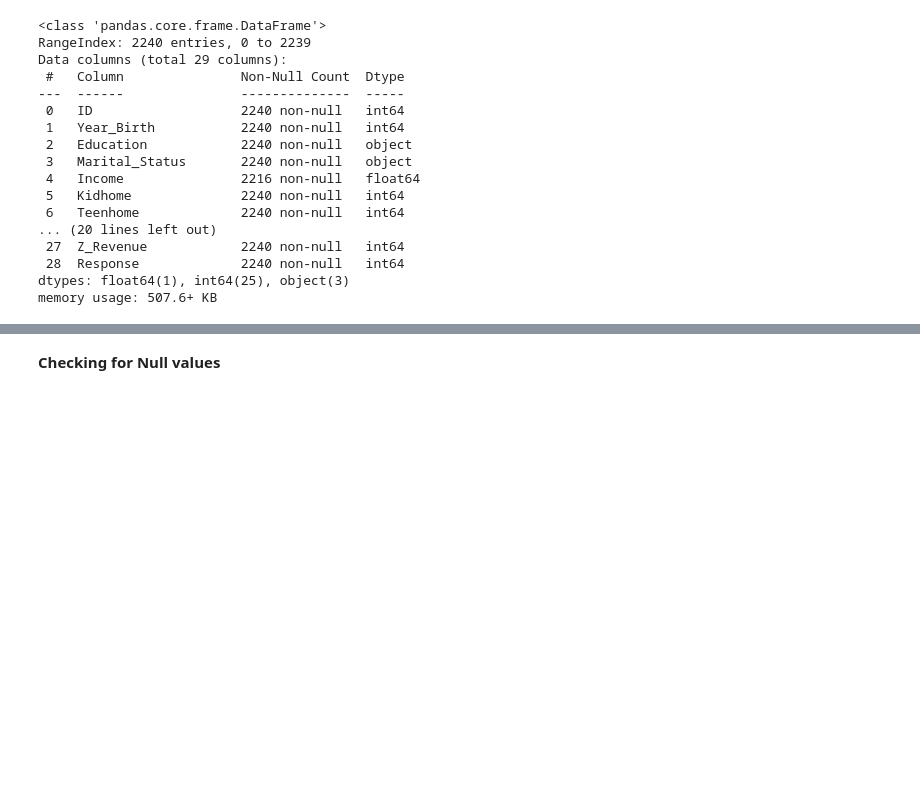
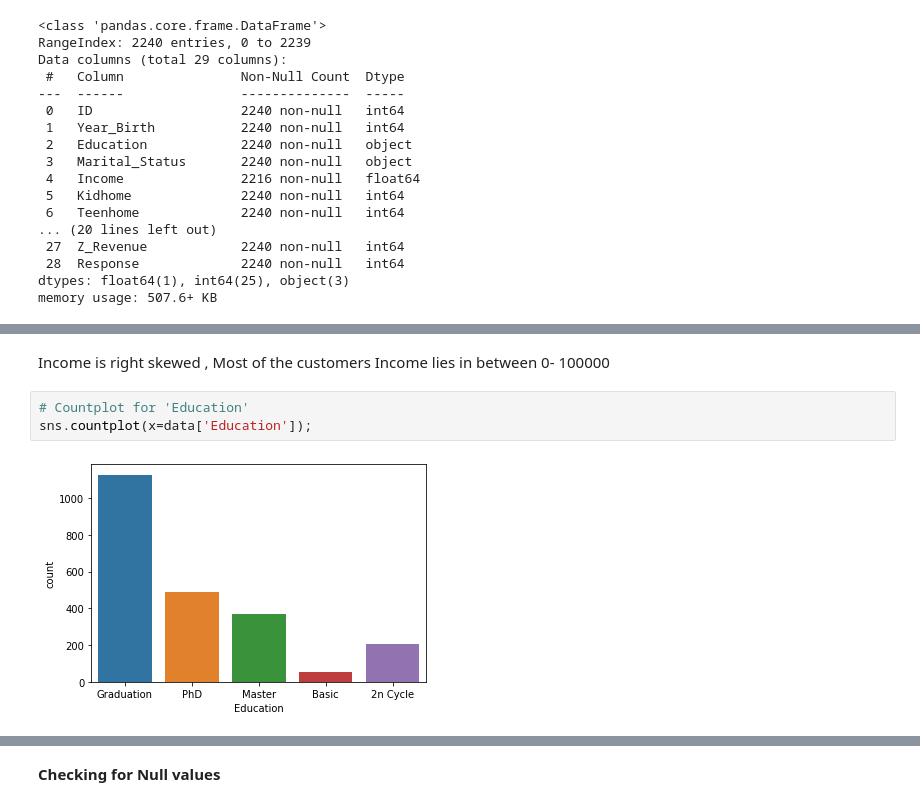
Before and after one commit to RiteshopShrivastava/Customer_Behavior_Analysis, a Jupyter notebook: Customer_behavoir_Analysis.ipynb, the cells around one changed output, grey strips where cells are left out. Saved outputs shown, nothing was run; the diff lists cells and outputs as text; blank space fills up the shorter version.

```diff
--- a/Customer_behavoir_Analysis.ipynb
+++ b/Customer_behavoir_Analysis.ipynb
@@ -150,0 +142,7 @@ data[data.duplicated()].shape
+# %% [markdown]
+Income is right skewed , Most of the customers Income lies in between 0- 100000
+# %%
+# Countplot for 'Education'
+sns.countplot(x=data['Education']);
+# %% [output]
+[figure, added]
```
Also changed, not shown: parts of 47 cells of this notebook.
